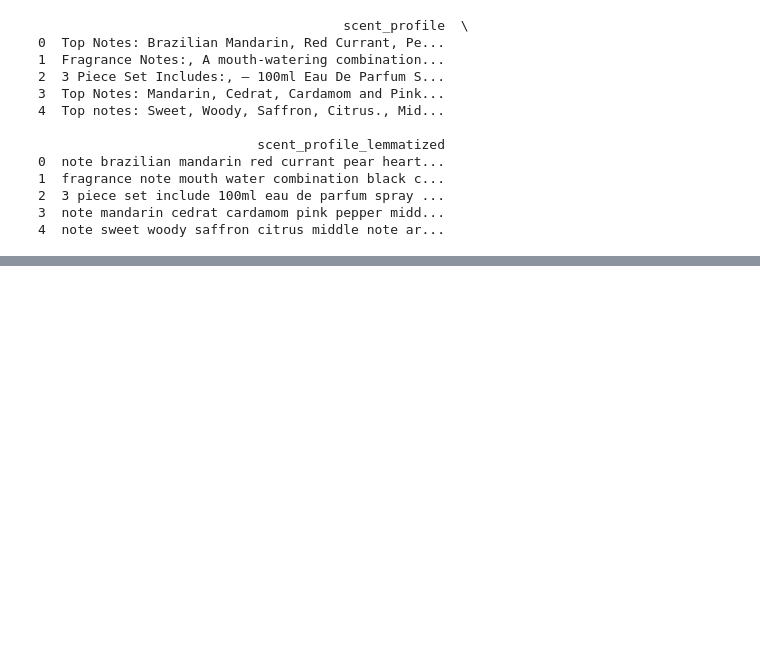
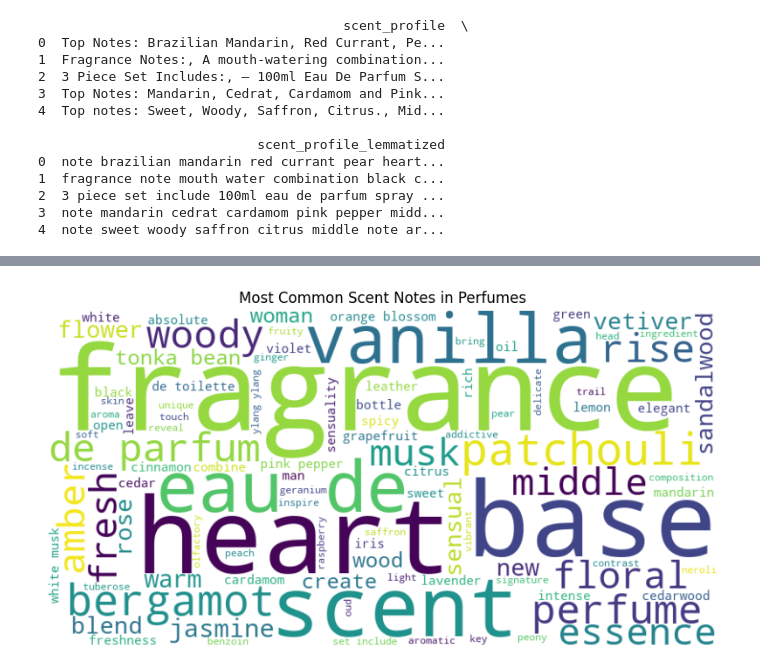
Before and after one commit to Nzoki/PERFUME-RECOMMENDER-SYSTEM, a Jupyter notebook: Notebooks/sharon.ipynb, the cells around one changed output, grey strips where cells are left out. Saved outputs shown, nothing was run; the diff lists cells and outputs as text; code cells hidden in the pictures; blank space fills up the shorter version.

```diff
--- a/Notebooks/sharon.ipynb
+++ b/Notebooks/sharon.ipynb
@@ -432,0 +643,29 @@ cierra_data.head()
+# %%
+from wordcloud import WordCloud, STOPWORDS
+import matplotlib.pyplot as plt
+
+# Combine all scent profiles into a single string
+all_scent_notes = ' '.join(cierra_data['scent_profile_lemmatized'].fillna(''))
+
+# Define additional stopwords, if needed
+custom_stopwords = set(STOPWORDS)
+custom_stopwords.update(['note', 'notes', 'accord'])  # Add any other words you want to ignore
+
+# Generate the word cloud
+wordcloud = WordCloud(
+    width=800,
+    height=400,
+    background_color='white',
+    stopwords=custom_stopwords,
+    colormap='viridis',  # You can choose different colormaps here (e.g., 'plasma', 'cool', 'inferno')
+    max_words=100        # Limit to top 100 words
+).generate(all_scent_notes)
+
+# Plot the word cloud
+plt.figure(figsize=(10, 5))
+plt.imshow(wordcloud, interpolation='bilinear')
+plt.axis('off')  # Turn off axis
+plt.title("Most Common Scent Notes in Perfumes")
+plt.show()
+# %% [output]
+[figure, added]
```
Also changed, not shown: parts of 7 cells of this notebook.
